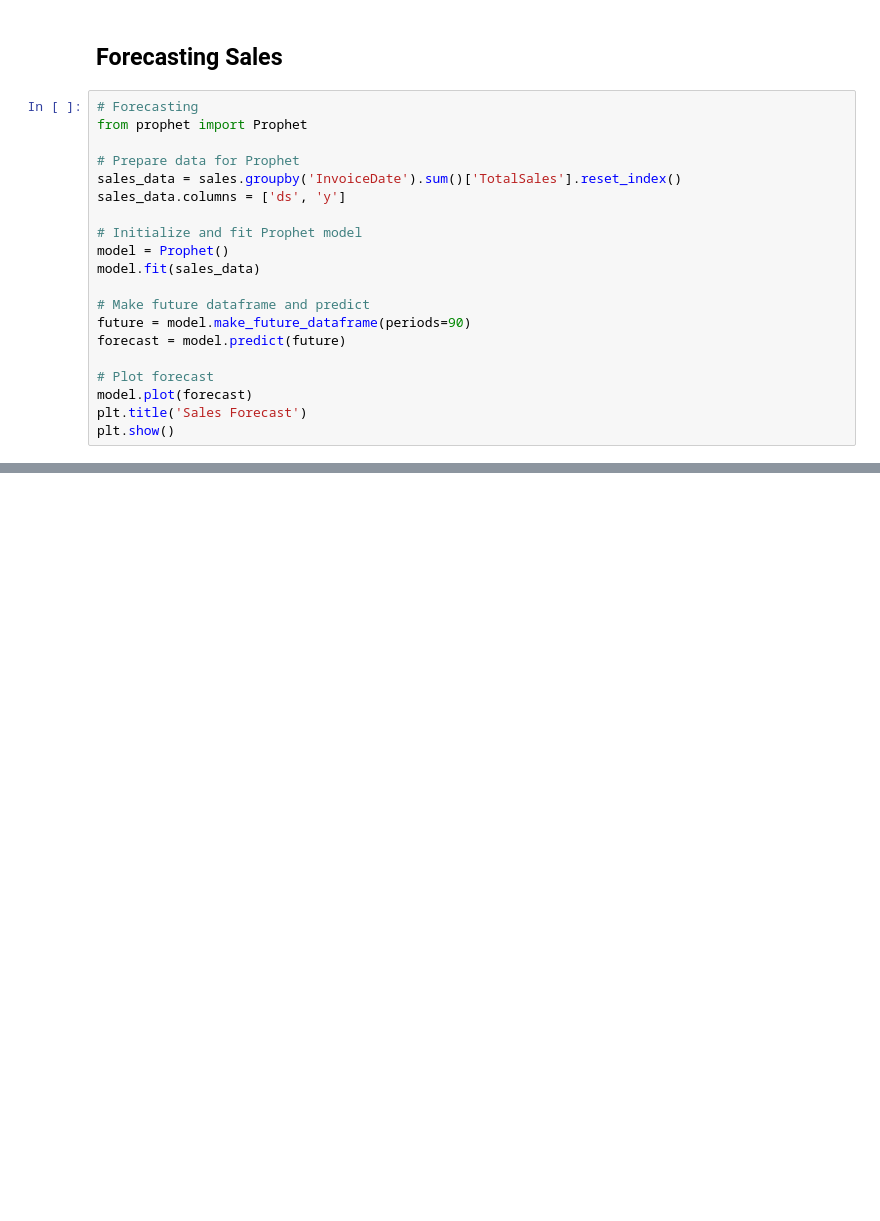
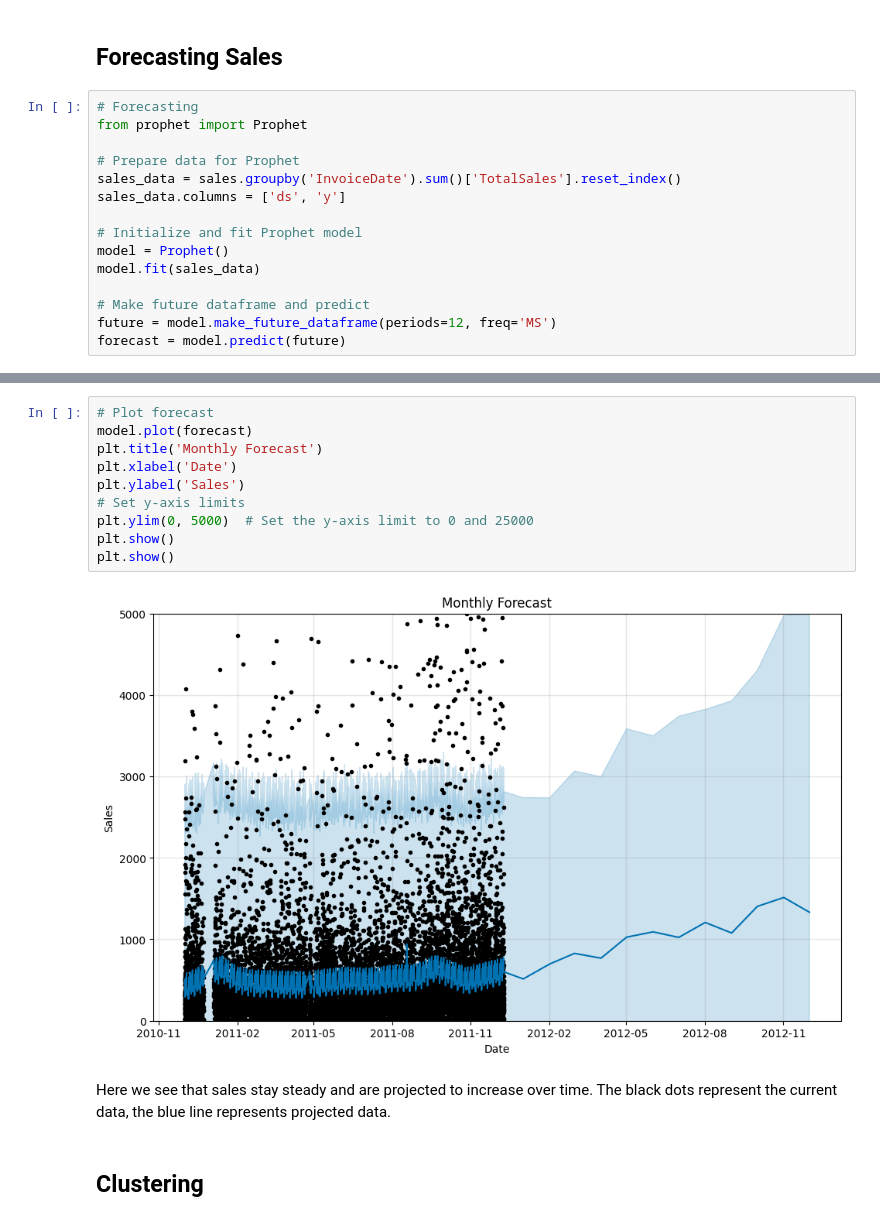
Before and after one commit to carissa406/e-commerce, a Jupyter notebook: ecommercesales.ipynb, the cells around one changed output, grey strips where cells are left out. Drawn from its saved outputs; the diff is of its cells as text; blank space fills up the shorter version.

```diff
--- a/ecommercesales.ipynb
+++ b/ecommercesales.ipynb
@@ -392,11 +402,6 @@ model = Prophet()
 model.fit(sales_data)
 
 # Make future dataframe and predict
-future = model.make_future_dataframe(periods=90)
+future = model.make_future_dataframe(periods=12, freq='MS')
 forecast = model.predict(future)
-
-# Plot forecast
-model.plot(forecast)
-plt.title('Sales Forecast')
-plt.show()
 # %% [output]
@@ -406,0 +410,16 @@ Importing plotly failed. Interactive plots will not work.
+# %%
+# Plot forecast
+model.plot(forecast)
+plt.title('Monthly Forecast')
+plt.xlabel('Date')
+plt.ylabel('Sales')
+# Set y-axis limits
+plt.ylim(0, 5000)  # Set the y-axis limit to 0 and 25000
+plt.show()
+plt.show()
+# %% [output]
+[figure, added]
+# %% [markdown]
+Here we see that sales stay steady and are projected to increase over time. The black dots represent the current data, the blue line represents projected data.
+# %% [markdown]
+## Clustering
```
Also changed, not shown: parts of 12 cells of this notebook.
